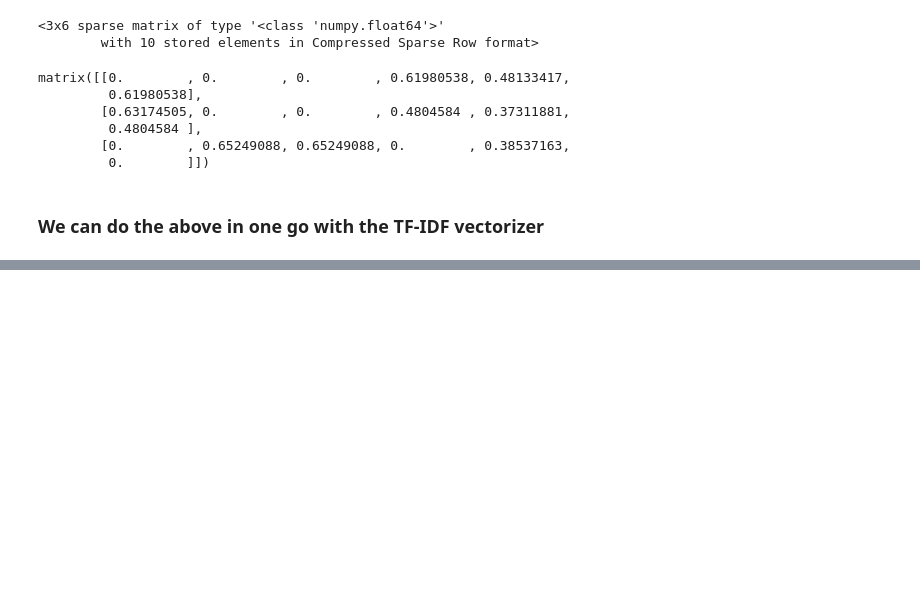
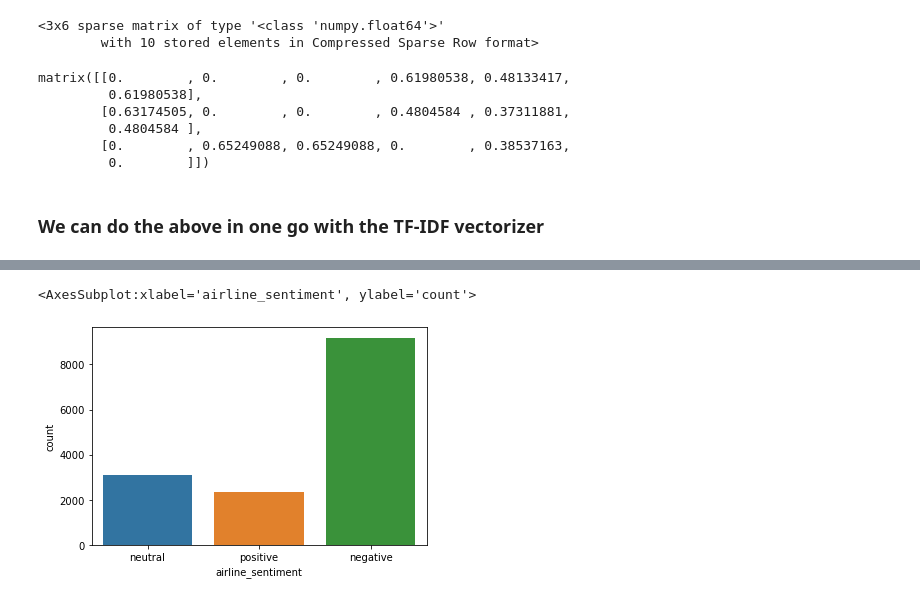
Before and after one commit to proton029/NaiveBayes, a Jupyter notebook: NaiveBayesTheorem.ipynb, the cells around one changed output, grey strips where cells are left out. Cells and saved outputs as stored; diff of their text form; code cells hidden in the pictures; blank space fills up the shorter version.

Commit message:
airline_reviews dataset

```diff
--- a/NaiveBayesTheorem.ipynb
+++ b/NaiveBayesTheorem.ipynb
@@ -220,0 +231,2 @@ tv.
+# %%
+df =  pd.read_csv('airline_tweets.csv')
@@ -220,0 +242,5 @@ tv.
+# %%
+sns.countplot(data=df, x='airline_sentiment')
+# %% [output]
+<AxesSubplot:xlabel='airline_sentiment', ylabel='count'>
+[figure, added]
```
Also changed, not shown: parts of 20 cells of this notebook.
